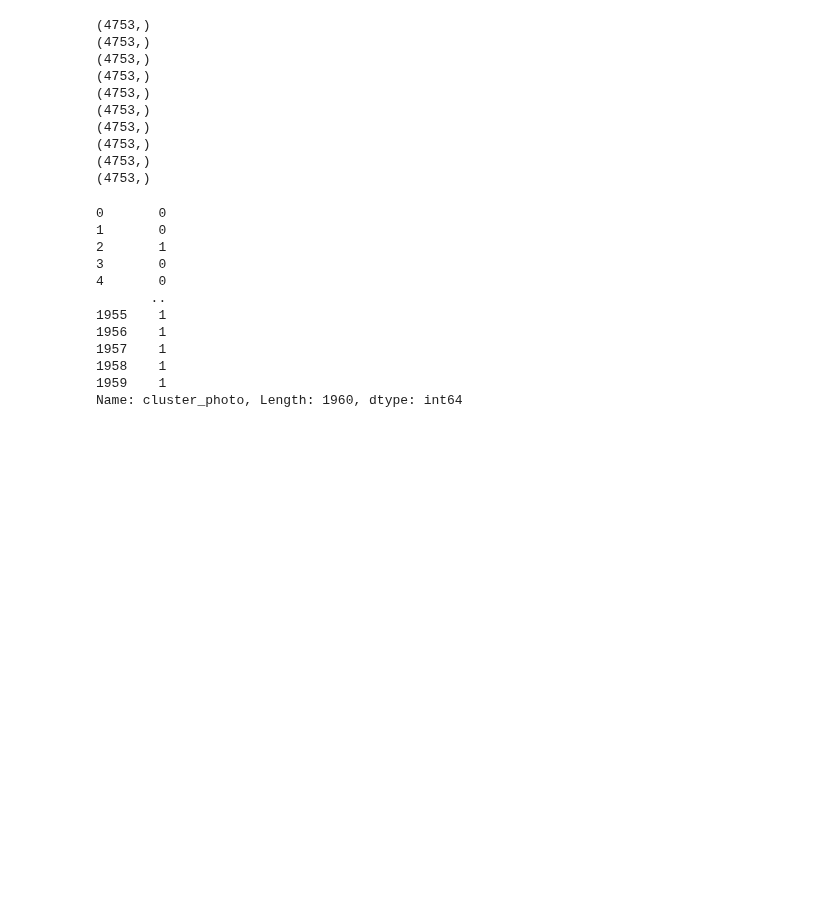
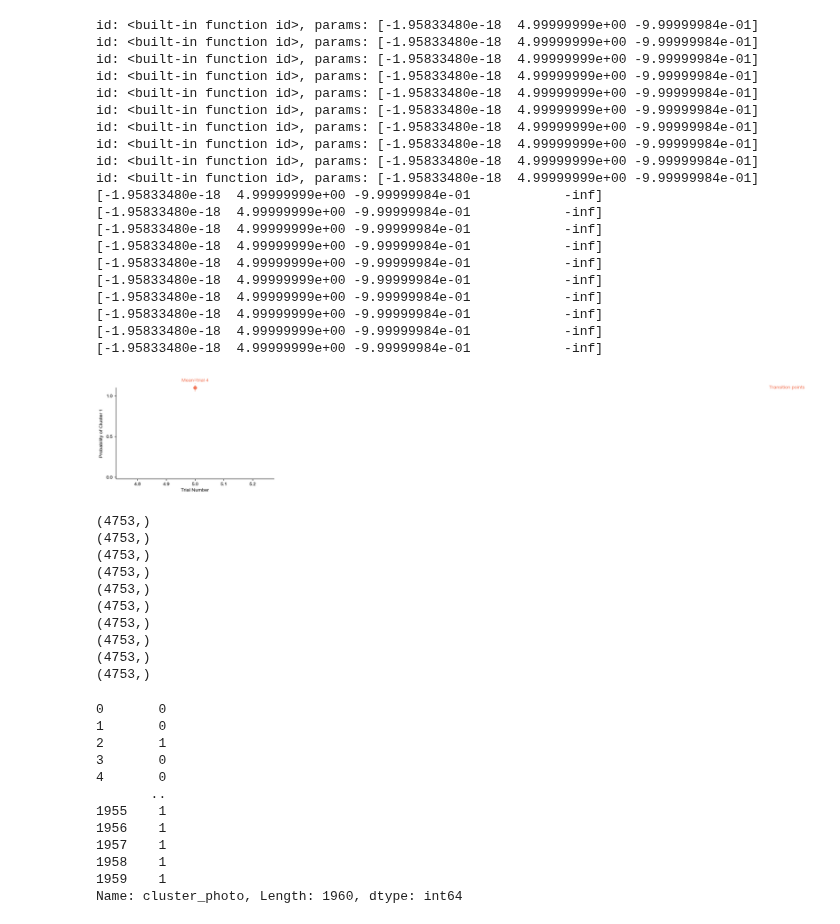
Before and after one commit to jaimemcc/bazzino, a Jupyter notebook: notebooks/crosscorrelation.ipynb, the cells around one changed output. Drawn from its saved outputs; the diff is of its cells as text; code cells hidden in the pictures; blank space fills up the shorter version.

```diff
--- a/notebooks/crosscorrelation.ipynb
+++ b/notebooks/crosscorrelation.ipynb
@@ -74,3 +143,80 @@ Index(['trial', 'id', 'condition', 'infusiontype', 'cluster_photo',
+# %%
+all_logistic_fits = []
+
+df2_dep_45 = x_array.query("condition == 'deplete' & infusiontype == '45NaCl'").reset_index(drop=True)
+
+for rat in df2_dep_45.id.unique():
+    signal = x_array.query("id == @rat & condition == 'deplete' & infusiontype == '45NaCl'").clusterness_photo
+    y = np.logical_not(signal).astype(int) # inverted signal
+
+    x = np.arange(len(signal))
+
+    try:
+        popt, _ = curve_fit(logistic, x, y, p0=[1, 5, -1])  # Initial guesses for L, x0, k
+
+        print(f"id: {id}, params: {popt}")
+
+        y_fit = logistic(x, *popt)
+        ss_res = np.sum((y - y_fit) ** 2)
+        ss_tot = np.sum((y - np.mean(y)) ** 2)
+        r_squared = 1 - (ss_res / ss_tot)
+
+    except RuntimeError as e:
+        print(f"Could not fit logistic for id {id}: {e}")
+        r_squared = np.nan
+
+    all_logistic_fits.append(np.concatenate([popt, [r_squared]]))
+
+x = np.arange(len(signal))
+colors = ["#67AFD2", "#016895", "#F4795B", "#C74632"]
+
+f, ax = plt.subplots(figsize=(6, 4), gridspec_kw={'left': 0.2, 'right': 0.95, 'top': 0.85, 'bottom': 0.2})
+
+for fit in all_logistic_fits:
+    print(fit)
+    if fit[0] < 0.5:
+        continue
+    ax.plot(x, logistic(x, *fit[:-1]), label="Fitted Logistic Function", linestyle="--", color=colors[2])
+
+sns.despine(ax=ax)
+ax.set_xlabel("Trial Number")
+ax.set_ylabel("Probability of Cluster 1")
+
+x0 = np.array(all_logistic_fits)[:,1]
+
+ax.plot(x0, [1.1]*len(x0), marker="o", linestyle="None", color=colors[2], alpha=0.5, clip_on=False)
+ax.text(np.max(x0)+2, 1.1, "Transition points", ha="left", va="center", fontsize=10, color=colors[2])
+
+ax.plot([np.mean(x0), np.mean(x0)], [1.05, 1.15], color=colors[2], linestyle="--", alpha=0.5, clip_on=False)
+ax.text(np.mean(x0), 1.16, f"Mean=trial {int(np.mean(x0))}", ha="center", va="bottom", fontsize=10, color=colors[2])
+
+ax.set_yticks([0, 0.5, 1])
+ax.set_ylim([-0.02, 1.1])
+
+if savefigs:
+    f.savefig(FIGSFOLDER / "logistic_fits_45NaCl.pdf", dpi=600, transparent=True)
+# %% [output]
+id: <built-in function id>, params: [-1.95833480e-18  4.99999999e+00 -9.99999984e-01]
+id: <built-in function id>, params: [-1.95833480e-18  4.99999999e+00 -9.99999984e-01]
+id: <built-in function id>, params: [-1.95833480e-18  4.99999999e+00 -9.99999984e-01]
+id: <built-in function id>, params: [-1.95833480e-18  4.99999999e+00 -9.99999984e-01]
+id: <built-in function id>, params: [-1.95833480e-18  4.99999999e+00 -9.99999984e-01]
+id: <built-in function id>, params: [-1.95833480e-18  4.99999999e+00 -9.99999984e-01]
+id: <built-in function id>, params: [-1.95833480e-18  4.99999999e+00 -9.99999984e-01]
+id: <built-in function id>, params: [-1.95833480e-18  4.99999999e+00 -9.99999984e-01]
+id: <built-in function id>, params: [-1.95833480e-18  4.99999999e+00 -9.99999984e-01]
+id: <built-in function id>, params: [-1.95833480e-18  4.99999999e+00 -9.99999984e-01]
+[-1.95833480e-18  4.99999999e+00 -9.99999984e-01            -inf]
+[-1.95833480e-18  4.99999999e+00 -9.99999984e-01            -inf]
+[-1.95833480e-18  4.99999999e+00 -9.99999984e-01            -inf]
+[-1.95833480e-18  4.99999999e+00 -9.99999984e-01            -inf]
+[-1.95833480e-18  4.99999999e+00 -9.99999984e-01            -inf]
+[-1.95833480e-18  4.99999999e+00 -9.99999984e-01            -inf]
+[-1.95833480e-18  4.99999999e+00 -9.99999984e-01            -inf]
+[-1.95833480e-18  4.99999999e+00 -9.99999984e-01            -inf]
+[-1.95833480e-18  4.99999999e+00 -9.99999984e-01            -inf]
+[-1.95833480e-18  4.99999999e+00 -9.99999984e-01            -inf]
+[figure, added]
 # %%
 from scipy.spatial.distance import pdist, squareform, euclidean
 
```
Also changed, not shown: parts of 16 cells of this notebook, 1 other file.
